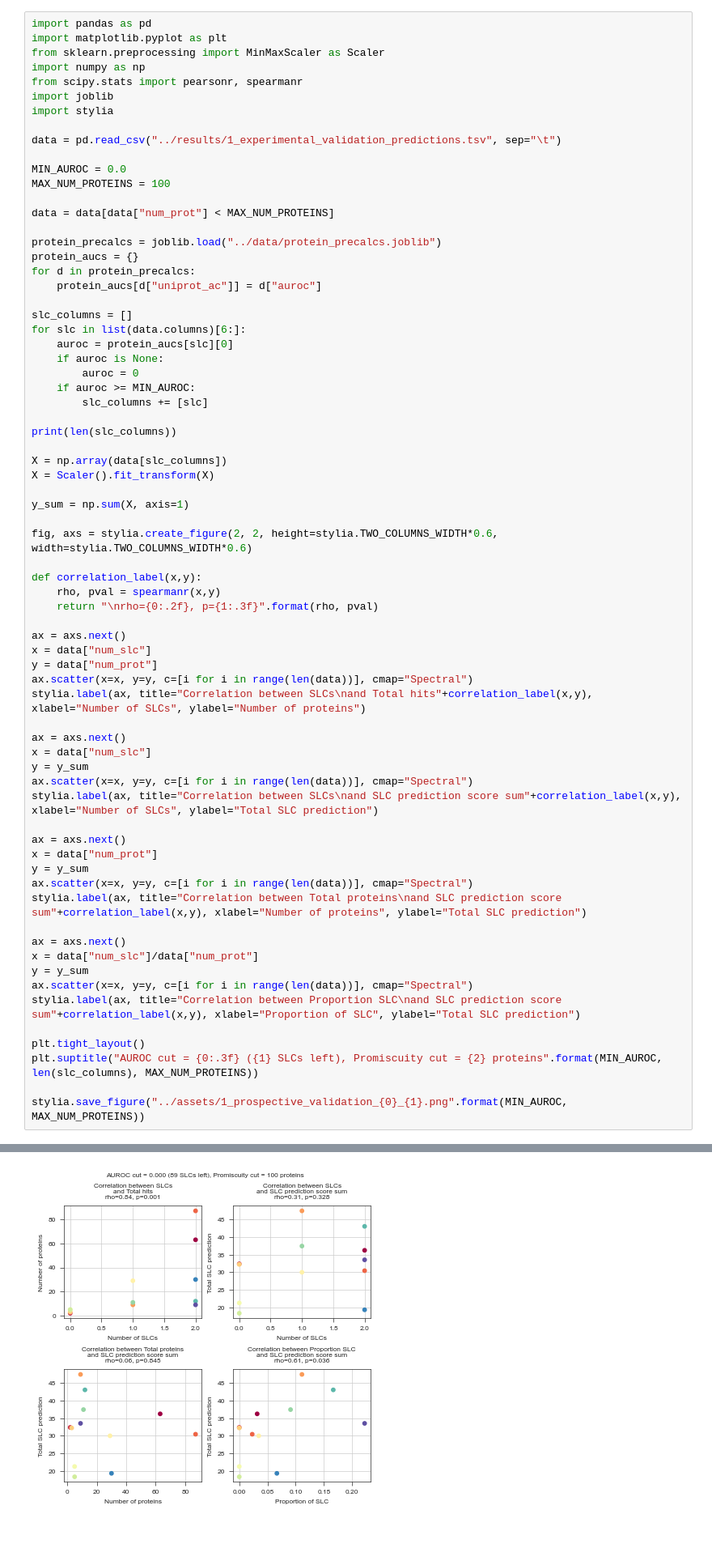
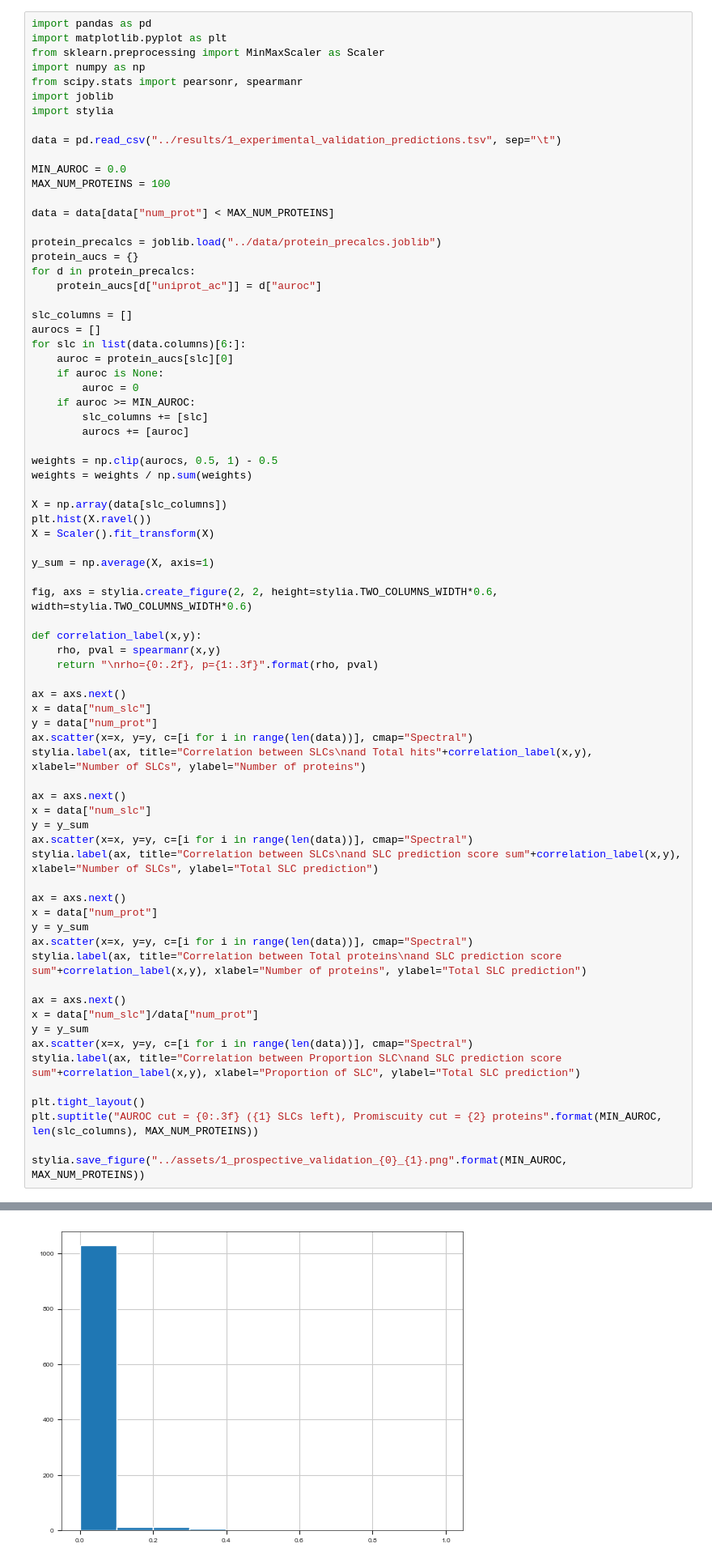
Before and after one commit to ligand-discovery/on-the-fly-modeling, a Jupyter notebook: notebooks/04_ProspectiveValidation.ipynb, the cells around one changed output, grey strips where cells are left out. Shown at 81% size. Drawn from its saved outputs; the diff is of its cells as text; blank space fills up the shorter version.

```diff
--- a/notebooks/04_ProspectiveValidation.ipynb
+++ b/notebooks/04_ProspectiveValidation.ipynb
@@ -57,19 +57,23 @@ for d in protein_precalcs:
     protein_aucs[d["uniprot_ac"]] = d["auroc"]
 
 slc_columns = []
+aurocs = []
 for slc in list(data.columns)[6:]:
     auroc = protein_aucs[slc][0]
     if auroc is None:
         auroc = 0
     if auroc >= MIN_AUROC:
         slc_columns += [slc]
+        aurocs += [auroc]
 
-print(len(slc_columns))
+weights = np.clip(aurocs, 0.5, 1) - 0.5
+weights = weights / np.sum(weights)
 
 X = np.array(data[slc_columns])
+plt.hist(X.ravel())
 X = Scaler().fit_transform(X)
 
-y_sum = np.sum(X, axis=1)
+y_sum = np.average(X, axis=1)
 
 fig, axs = stylia.create_figure(2, 2, height=stylia.TWO_COLUMNS_WIDTH*0.6, width=stylia.TWO_COLUMNS_WIDTH*0.6)
 
@@ -110 +113 @@ stylia.save_figure("../assets/1_prospective_validation_{0}_{1}.png".format(MIN_A
-[figure, old version]
+[figure, new version]
```
Also changed, not shown: parts of 1 cell of this notebook, 9 other files.
